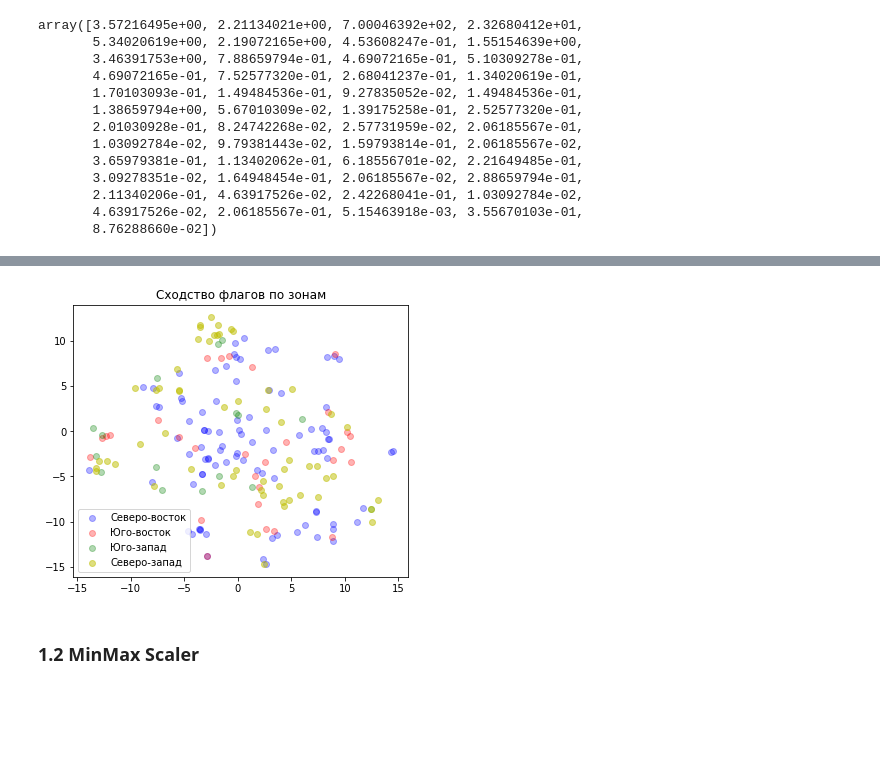
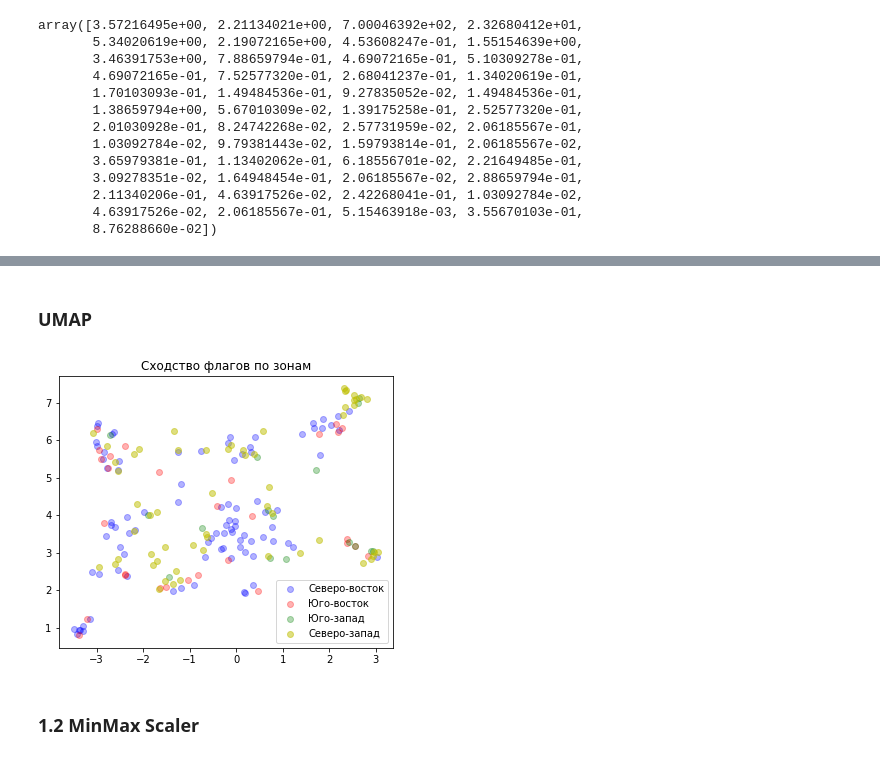
Before and after one commit to IlyaNechaev/ISiT, a Jupyter notebook: 3-4/Scaling.ipynb, the cells around one changed output, grey strips where cells are left out. Saved outputs shown, nothing was run; the diff lists cells and outputs as text; code cells hidden in the pictures; blank space fills up the shorter version.

```diff
--- a/3-4/Scaling.ipynb
+++ b/3-4/Scaling.ipynb
@@ -82,3 +82,17 @@ array([3.57216495e+00, 2.21134021e+00, 7.00046392e+02, 2.32680412e+01,
        2.11340206e-01, 4.63917526e-02, 2.42268041e-01, 1.03092784e-02,
        4.63917526e-02, 2.06185567e-01, 5.15463918e-03, 3.55670103e-01,
        8.76288660e-02])
+# %%
+# Функция отрисовки набора данных в двумерной плоскости
+def create_plot(data, datase_2d):
+    import matplotlib.pyplot as plt
+    labels = data["zone"].values
+
+    plt.figure(figsize=(6,5))
+    plt.title("Сходство флагов по зонам")
+    plt.scatter(dataset_2d[labels==1,0], dataset_2d[labels==1,1], c='b', label="Северо-восток", alpha=0.3)
+    plt.scatter(dataset_2d[labels==2,0], dataset_2d[labels==2,1], c='r', label="Юго-восток", alpha=0.3)
+    plt.scatter(dataset_2d[labels==3,0], dataset_2d[labels==3,1], c='g', label="Юго-запад", alpha=0.3)
+    plt.scatter(dataset_2d[labels==4,0], dataset_2d[labels==4,1], c='y', label="Северо-запад", alpha=0.5)
+    plt.legend()
+    plt.show()
@@ -92,16 +111,15 @@ dataset_2d = tsne.fit_transform(dataset_standard)
-# %%
-labels = data["zone"].values
-
-plt.figure(figsize=(6,5))
-plt.title("Сходство флагов по зонам")
-plt.scatter(dataset_2d[labels==1,0], dataset_2d[labels==1,1], c='b', label="Северо-восток", alpha=0.3)
-plt.scatter(dataset_2d[labels==2,0], dataset_2d[labels==2,1], c='r', label="Юго-восток", alpha=0.3)
-plt.scatter(dataset_2d[labels==3,0], dataset_2d[labels==3,1], c='g', label="Юго-запад", alpha=0.3)
-plt.scatter(dataset_2d[labels==4,0], dataset_2d[labels==4,1], c='y', label="Северо-запад", alpha=0.5)
-plt.legend()
-plt.show()
-# %% [output]
-[figure, removed]
+# %% [markdown]
+### UMAP
+# %%
+import umap
+
+reducer = umap.UMAP()
+
+dataset_2d = reducer.fit_transform(dataset_standard)
+
+create_plot(data, dataset_2d)
+# %% [output]
+[figure, added]
 # %% [markdown]
 ### 1.2 MinMax Scaler
 # %%
```
Also changed, not shown: parts of 21 cells of this notebook.
